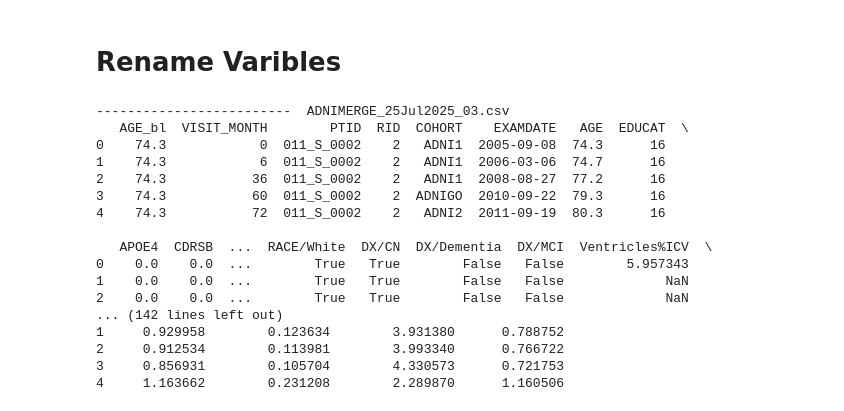
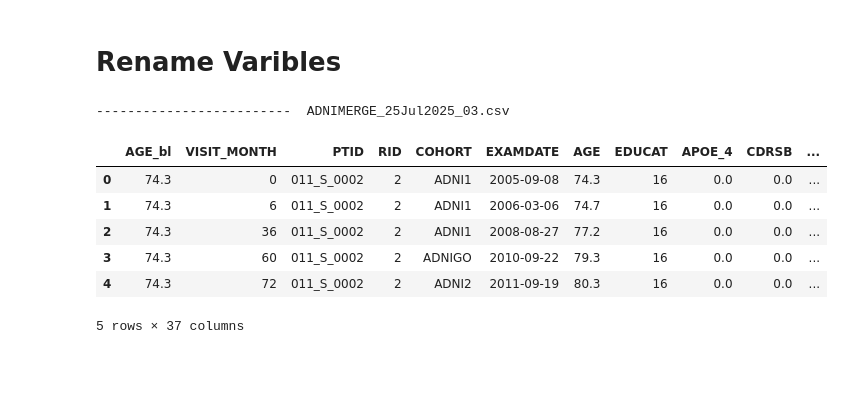
Before and after one commit to ifabfoundation/AIND, a Jupyter notebook: WP-2/Data_cleaning/update_file_small_changes.ipynb, the cells around one changed output. Saved outputs shown, nothing was run; the diff lists cells and outputs as text; code cells hidden in the pictures; blank space fills up the shorter version.

```diff
--- a/WP-2/Data_cleaning/update_file_small_changes.ipynb
+++ b/WP-2/Data_cleaning/update_file_small_changes.ipynb
@@ -14,7 +14,7 @@ Exclusevily from ADNI dataset stored in the Datalake
 # %%
 level = '3'
 # %%
-file_codes = ['ADNIMERGE', 'UCSFFSX', 'UCSFFSX', 'UCSFFSX51', 'UCSFFSX6', 'UCSFFSX7', 'UCSFFSX51_ADNI1_3T', 'UCSFFSL51ALL', 'UCSFFSL51', 'UCSFFSL51Y1', 'UCSFFSL'] #, 'MMSE', 'PTDEMOG', 'ADSP_PHC_BIOMARKER', 'BLCHANGE', 'DXSUM',
+file_codes = ['ADNIMERGE']#, 'UCSFFSX', 'UCSFFSX', 'UCSFFSX51', 'UCSFFSX6', 'UCSFFSX7', 'UCSFFSX51_ADNI1_3T', 'UCSFFSL51ALL', 'UCSFFSL51', 'UCSFFSL51Y1', 'UCSFFSL'] #, 'MMSE', 'PTDEMOG', 'ADSP_PHC_BIOMARKER', 'BLCHANGE', 'DXSUM',
 # %%
 search = client.query_files(
     query={'custom.level' : 'cleaned_0'+level, 'custom.source' : 'ADNI', 'custom.file_code': file_codes})
@@ -36,40 +36,31 @@ dataCleaner = DataCleaner(support_file=support_file)
 # %%
 for file_name in zip_files.keys():
     print('\n------------------------- ', file_name)
     dataset = zip_files[file_name]
 
     df_new = dataset.copy(deep=True)
 
-    df_new.rename(columns={'Ventricle%ICV': 'Ventricles%ICV', 'RVentricle%ICV': 'RVentricles%ICV', 'LVentricle%ICV': 'LVentricles%ICV'}, inplace=True)
-    print(df_new.head())
+    df_new.rename(columns={'APOE4': 'APOE_4'}, inplace=True) #, 'RVentricle%ICV': 'RVentricles%ICV', 'LVentricle%ICV': 'LVentricles%ICV'}, inplace=True)
+    display(df_new.head())
 
     # Ottenimento dei metadati dal support file (cofattori/fattori, scal/intervallo)
     updated_metadata = dataCleaner.extract_metadata_from_support(df_new, new_level='cleaned_0'+level, file_name=file_name, prefix='cleaned/single_file', updated_support_file=support_file)
 
     result = client.upload_dataframe(
         df=df_new,
         object_name=file_name,
         prefix='cleaned/single_file/',
         metadata=updated_metadata
     )
 # %% [output]
 -------------------------  ADNIMERGE_25Jul2025_03.csv
-   AGE_bl  VISIT_MONTH        PTID  RID  COHORT    EXAMDATE   AGE  EDUCAT  \
-0    74.3            0  011_S_0002    2   ADNI1  2005-09-08  74.3      16
-1    74.3            6  011_S_0002    2   ADNI1  2006-03-06  74.7      16
-2    74.3           36  011_S_0002    2   ADNI1  2008-08-27  77.2      16
-3    74.3           60  011_S_0002    2  ADNIGO  2010-09-22  79.3      16
-4    74.3           72  011_S_0002    2   ADNI2  2011-09-19  80.3      16
-
-   APOE4  CDRSB  ...  RACE/White  DX/CN  DX/Dementia  DX/MCI  Ventricles%ICV  \
-0    0.0    0.0  ...        True   True        False   False        5.957343
-1    0.0    0.0  ...        True   True        False   False             NaN
-2    0.0    0.0  ...        True   True        False   False             NaN
-... (142 lines left out)
-1     0.929958        0.123634        3.931380      0.788752
-2     0.912534        0.113981        3.993340      0.766722
-3     0.856931        0.105704        4.330573      0.721753
-4     1.163662        0.231208        2.289870      1.160506
+|  | AGE_bl | VISIT_MONTH | PTID | RID | COHORT | EXAMDATE | AGE | EDUCAT | APOE_4 | CDRSB | ... |
+| 0 | 74.3 | 0 | 011_S_0002 | 2 | ADNI1 | 2005-09-08 | 74.3 | 16 | 0.0 | 0.0 | ... |
+| 1 | 74.3 | 6 | 011_S_0002 | 2 | ADNI1 | 2006-03-06 | 74.7 | 16 | 0.0 | 0.0 | ... |
+| 2 | 74.3 | 36 | 011_S_0002 | 2 | ADNI1 | 2008-08-27 | 77.2 | 16 | 0.0 | 0.0 | ... |
+| 3 | 74.3 | 60 | 011_S_0002 | 2 | ADNIGO | 2010-09-22 | 79.3 | 16 | 0.0 | 0.0 | ... |
+| 4 | 74.3 | 72 | 011_S_0002 | 2 | ADNI2 | 2011-09-19 | 80.3 | 16 | 0.0 | 0.0 | ... |
+5 rows × 37 columns
 # %%
 for file_name in zip_files.keys():
     metadata = client.get_metadata(object_name='cleaned/single_file/'+file_name)
```
Also changed, not shown: parts of 2 cells of this notebook, 1 other file.
